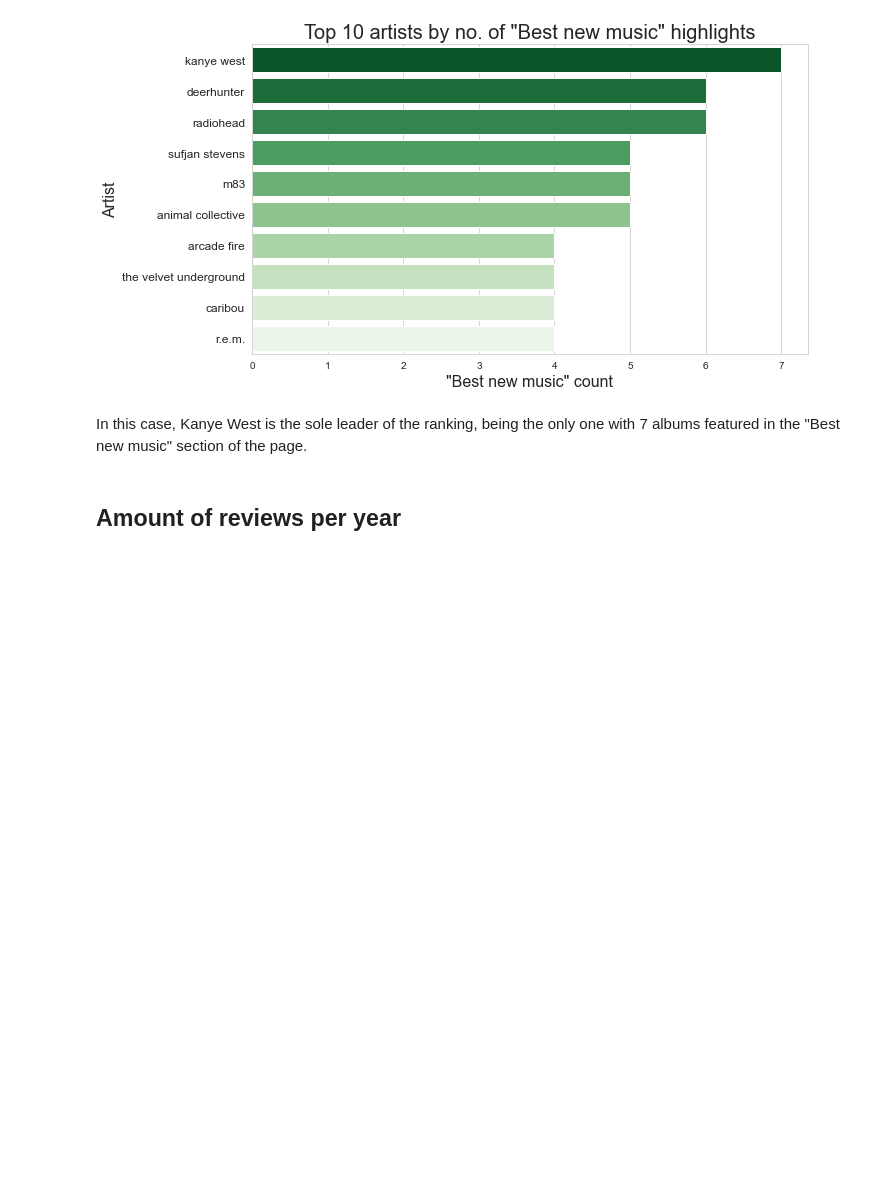
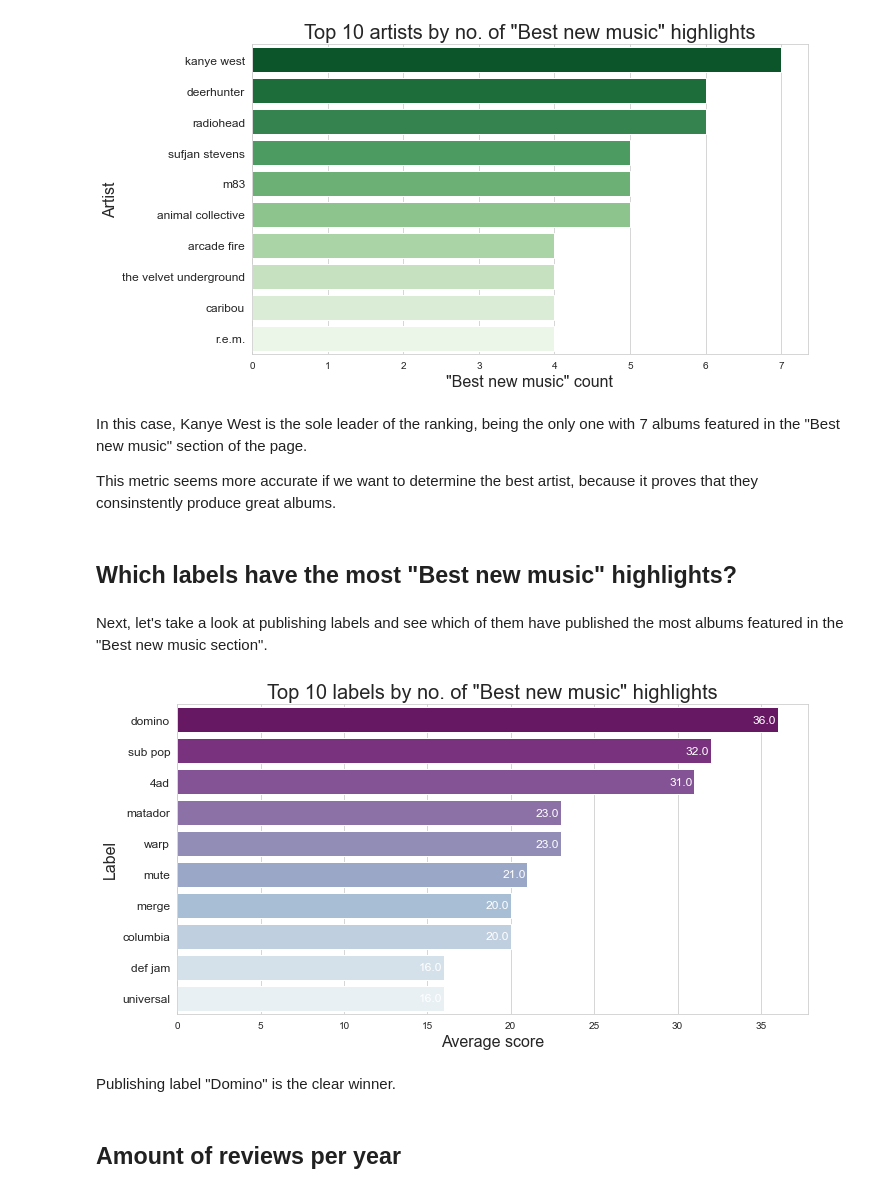
Before and after one commit to ZasadnyJan/Pitchfork_reviews_EDA, a Jupyter notebook: Main_notebook.ipynb, the cells around one changed output. Drawn from its saved outputs; the diff is of its cells as text; code cells hidden in the pictures; blank space fills up the shorter version.

Commit message:
Fixed wordcloud, added best publishing labels graphs.

```diff
--- a/Main_notebook.ipynb
+++ b/Main_notebook.ipynb
@@ -19,10 +20,10 @@ from wordcloud import WordCloud, STOPWORDS, ImageColorGenerator
 # %%
 #Function used to add value labels to barplots
 
-def add_val_labels(plot):
+def add_val_labels(plot, spacing= float(0.5)):
     for p in plot.patches:
         if not math.isnan(p.get_width()):
-            x = p.get_width() - float(0.5)
+            x = p.get_width() - spacing
             y = p.get_y() + p.get_height() - float(0.3)
             value = round(p.get_width(),1)
             plot.text(x, y, value, ha="left", color="white", size='large')
@@ -262,6 +269,32 @@ plt.show()
 [figure]
 # %% [markdown]
 In this case, Kanye West is the sole leader of the ranking, being the only one with 7 albums featured in the "Best new music" section of the page.
+
+This metric seems more accurate if we want to determine the best artist, because it proves that they consinstently produce great albums.
+# %% [markdown]
+## Which labels have the most "Best new music" highlights?
+# %% [markdown]
+Next, let's take a look at publishing labels and see which of them have published the most albums featured in the "Best new music section".
+# %%
+top_10_labels_bnm=df_labels_scores[df_labels_scores["best_new_music"]==True].groupby("label")["best_new_music"].agg(["count"]).sort_values(by="count",ascending=False).reset_index()[0:10]
+sns.set_style("whitegrid")
+plt.figure(figsize=(10,5))
+plot = sns.barplot(x=top_10_labels_bnm["count"], y=top_10_labels_bnm["label"], palette="BuPu_r", dodge=False)
+plt.xticks(fontsize=10)
+plt.yticks(fontsize=12)
+plt.tight_layout()
+plt.title("Top 10 labels by no. of \"Best new music\" highlights", fontsize=20)
+plt.xlabel('Average score', fontsize=16)
+plt.ylabel('Label', fontsize=16)
+plt.grid(which="minor", linestyle='-',axis="x")
+
+add_val_labels(plot, spacing= float(1.5))
+
+plt.show()
+# %% [output]
+[figure, added]
+# %% [markdown]
+Publishing label "Domino" is the clear winner.
 # %% [markdown]
 ## Amount of reviews per year
 # %%
```
Also changed, not shown: parts of 11 cells of this notebook, 1 other file.
